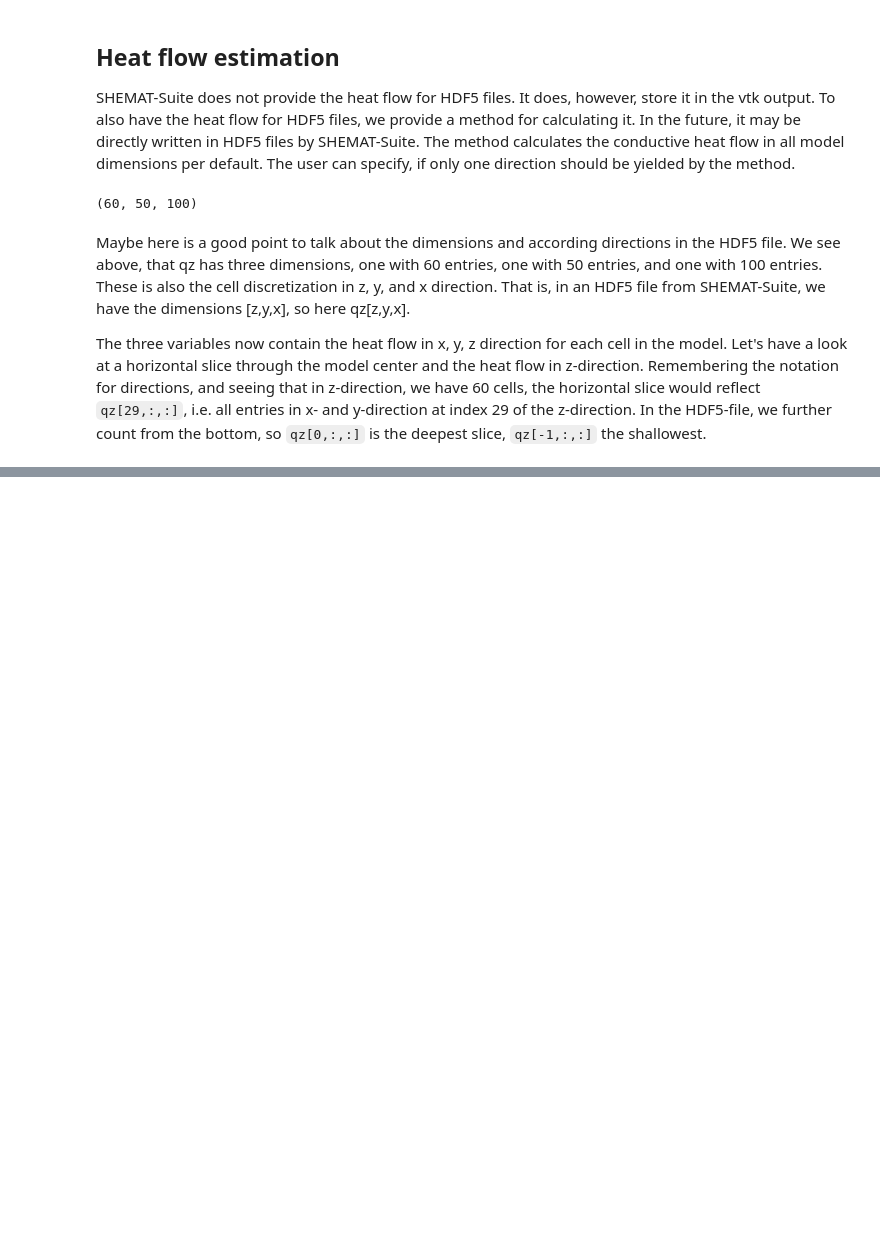
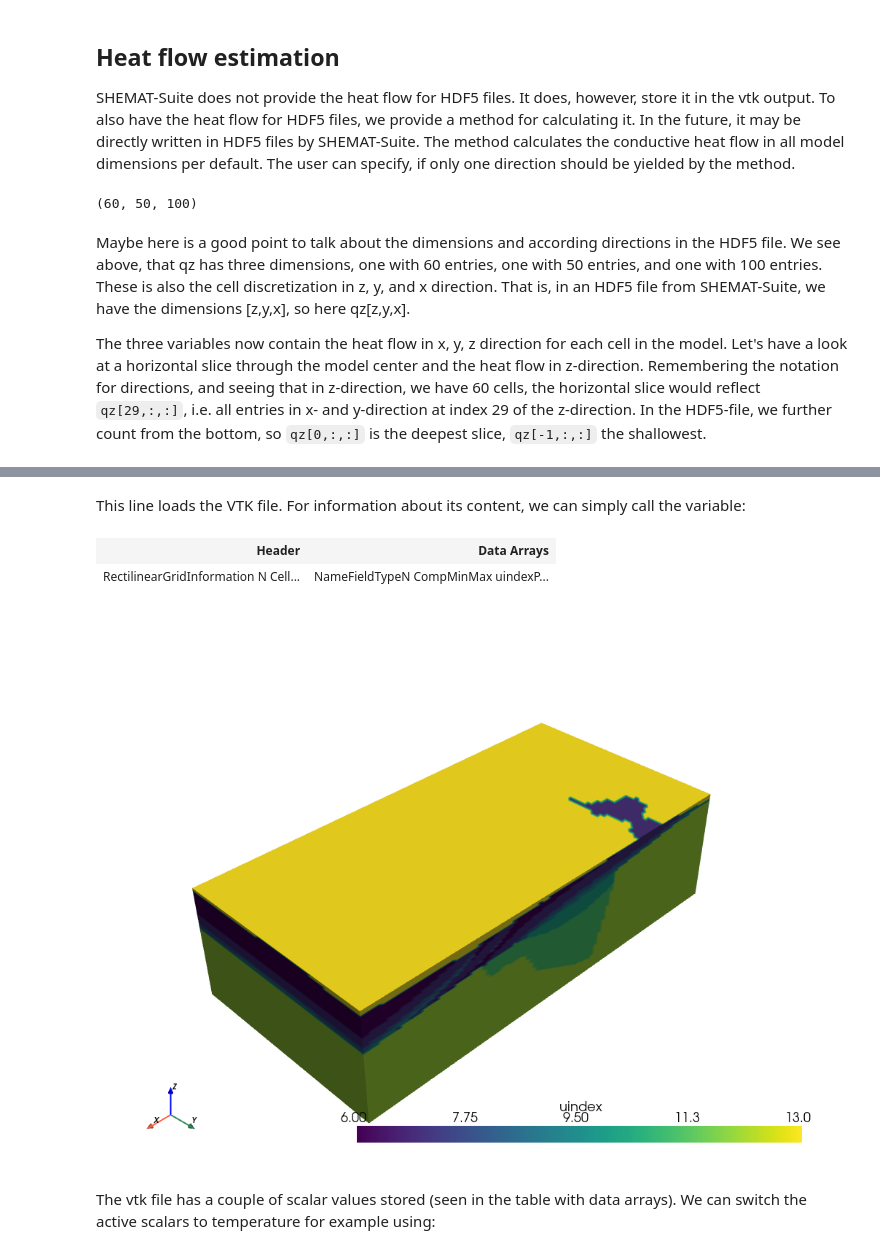
Before and after one commit to GEG-ETHZ/PSGeothermieAargau, a Jupyter notebook: examples/WP3-heat_transport/POC-HFD_calculation.ipynb, the cells around one changed output, grey strips where cells are left out. Drawn from its saved outputs; the diff is of its cells as text; code cells hidden in the pictures; blank space fills up the shorter version.

Commit message:
work on shemat documentation

```diff
--- a/examples/WP3-heat_transport/POC-HFD_calculation.ipynb
+++ b/examples/WP3-heat_transport/POC-HFD_calculation.ipynb
@@ -1122,0 +134,18 @@ np.savetxt('../../data/processed/temperature_data/Surface_temperatures/Model_SHE
+# %%
+import pyvista as pv
+pv.set_plot_theme("document")
+
+simulation = pv.read('../../models/SHEMAT-Suite_output/SHEMAT_PCT_base_model_temp_final.vtk')
+# %% [markdown]
+This line loads the VTK file. For information about its content, we can simply call the variable:
+# %%
+simulation
+# %% [output]
+| Header | Data Arrays |
+| RectilinearGridInformation N Cell... | NameFieldTypeN CompMinMax uindexP... |
+# %%
+simulation.plot();
+# %% [output]
+[figure, added]
+# %% [markdown]
+The vtk file has a couple of scalar values stored (seen in the table with data arrays). We can switch the active scalars to temperature for example using:
```
Also changed, not shown: parts of 136 cells of this notebook, 3 other files.
